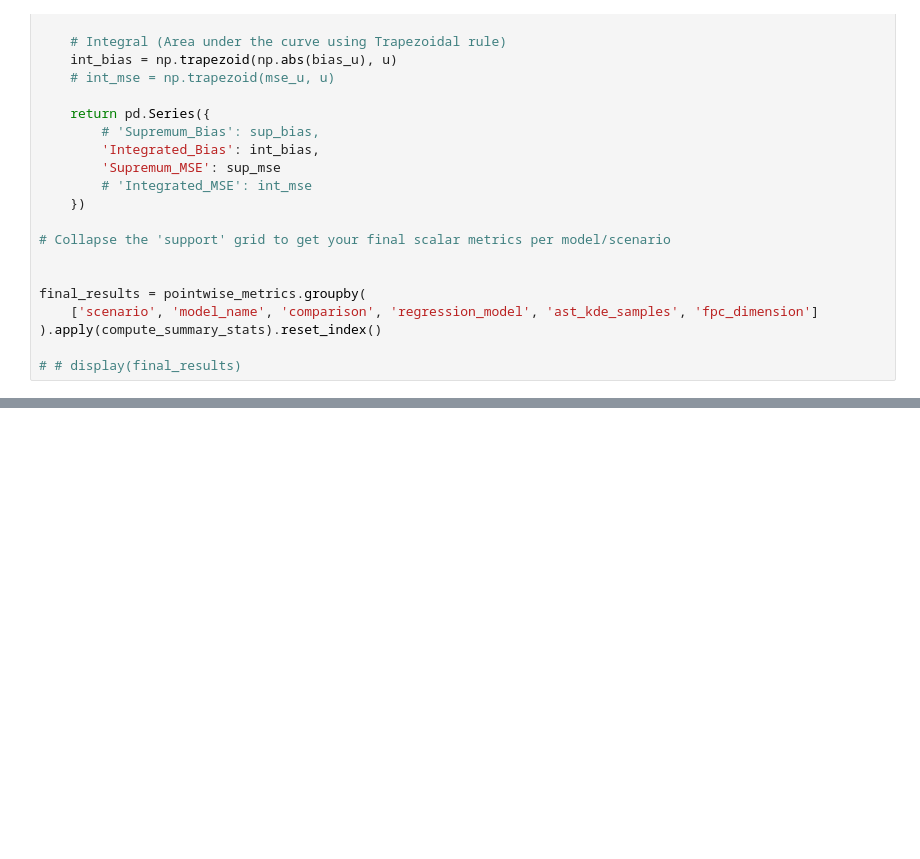
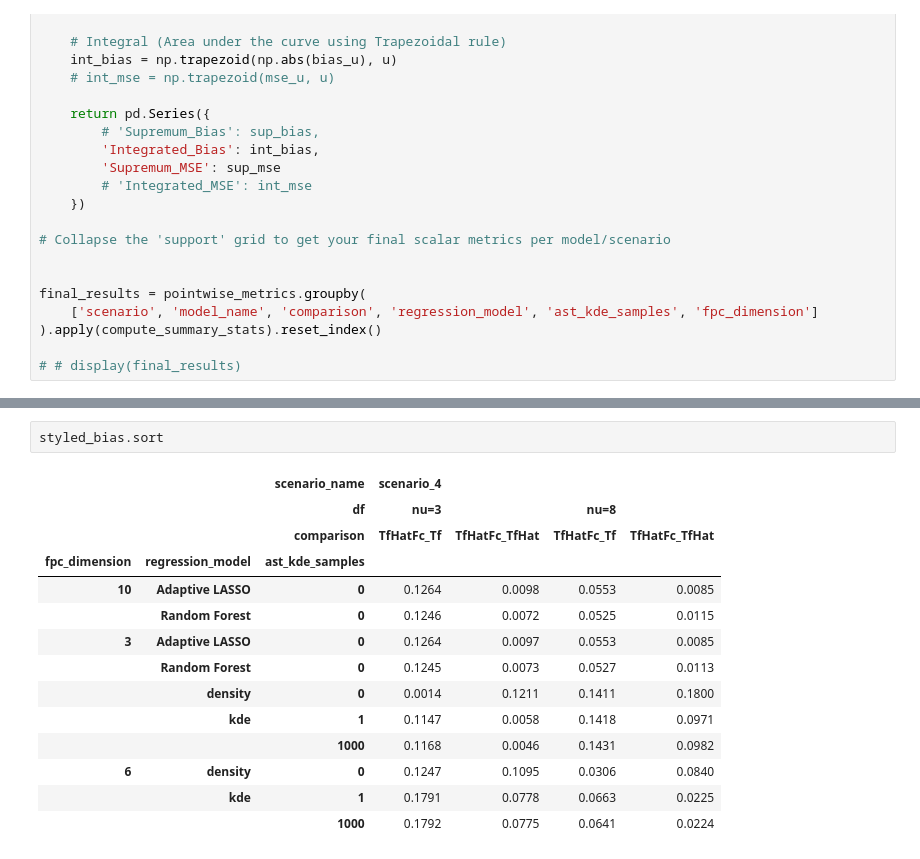
Before and after one commit to matheus-vizzotto/densities4risk, a Jupyter notebook: notebooks/development/15_simulation_ASTbootKDE.ipynb, the cells around one changed output, grey strips where cells are left out. Drawn from its saved outputs; the diff is of its cells as text; blank space fills up the shorter version.

```diff
--- a/notebooks/development/15_simulation_ASTbootKDE.ipynb
+++ b/notebooks/development/15_simulation_ASTbootKDE.ipynb
@@ -1232,0 +1256,17 @@ display(styled_mse)
+# %%
+styled_bias.sort
+# %% [output]
+|  |  | scenario_name | scenario_4 |  |  |  |
+|  |  | df | nu=3 |  | nu=8 |  |
+|  |  | comparison | TfHatFc_Tf | TfHatFc_TfHat | TfHatFc_Tf | TfHatFc_TfHat |
+| fpc_dimension | regression_model | ast_kde_samples |  |  |  |  |
+| 10 | Adaptive LASSO | 0 | 0.1264 | 0.0098 | 0.0553 | 0.0085 |
+|  | Random Forest | 0 | 0.1246 | 0.0072 | 0.0525 | 0.0115 |
+| 3 | Adaptive LASSO | 0 | 0.1264 | 0.0097 | 0.0553 | 0.0085 |
+|  | Random Forest | 0 | 0.1245 | 0.0073 | 0.0527 | 0.0113 |
+|  | density | 0 | 0.0014 | 0.1211 | 0.1411 | 0.1800 |
+|  | kde | 1 | 0.1147 | 0.0058 | 0.1418 | 0.0971 |
+|  |  | 1000 | 0.1168 | 0.0046 | 0.1431 | 0.0982 |
+| 6 | density | 0 | 0.1247 | 0.1095 | 0.0306 | 0.0840 |
+|  | kde | 1 | 0.1791 | 0.0778 | 0.0663 | 0.0225 |
+|  |  | 1000 | 0.1792 | 0.0775 | 0.0641 | 0.0224 |
```
Also changed, not shown: parts of 14 cells of this notebook, 3 other files.
